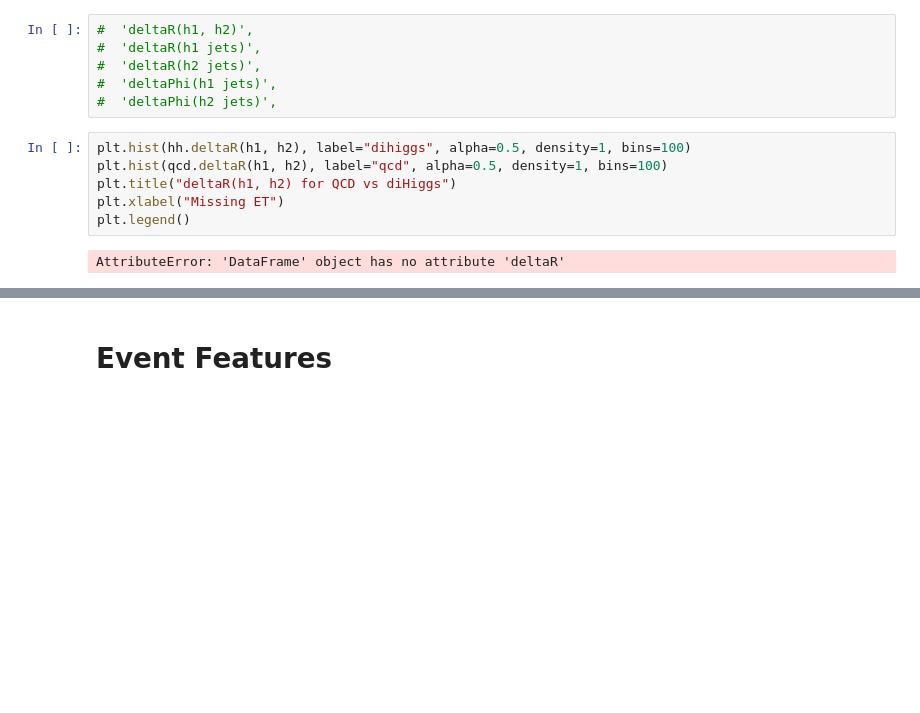
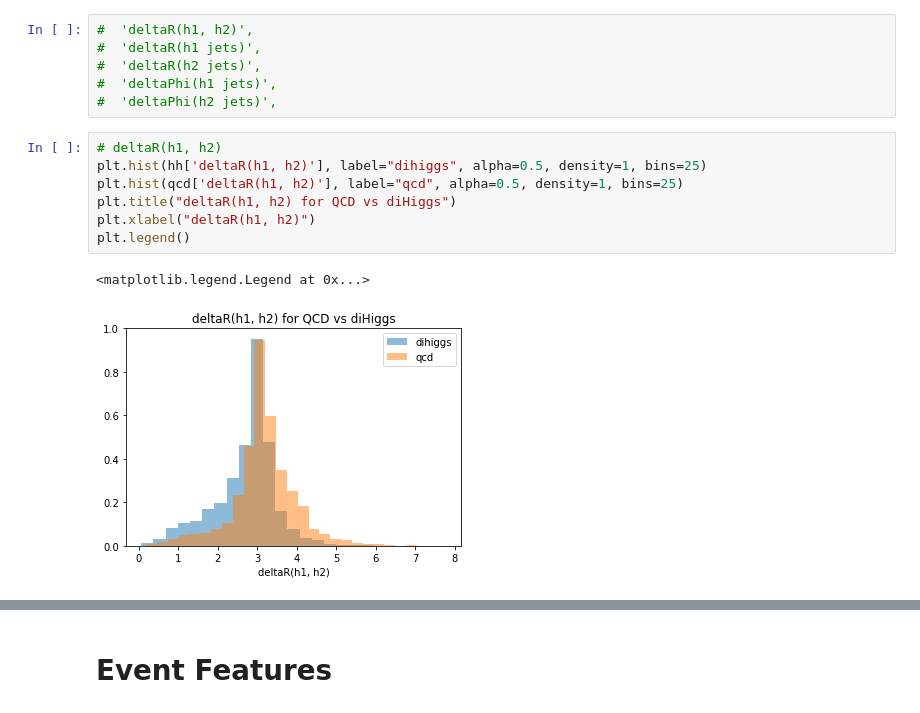
Before and after one commit to neu-physics/dihiggsMLProject, a Jupyter notebook: higgsReconstruction/EventPlotting/plotting.ipynb, the cells around one changed output, grey strips where cells are left out. Saved outputs shown, nothing was run; the diff lists cells and outputs as text; blank space fills up the shorter version.

```diff
--- a/higgsReconstruction/EventPlotting/plotting.ipynb
+++ b/higgsReconstruction/EventPlotting/plotting.ipynb
@@ -262,10 +268,12 @@ plt.clf()
 #  'deltaPhi(h1 jets)',
 #  'deltaPhi(h2 jets)',
 # %%
-plt.hist(hh.deltaR(h1, h2), label="dihiggs", alpha=0.5, density=1, bins=100)
-plt.hist(qcd.deltaR(h1, h2), label="qcd", alpha=0.5, density=1, bins=100)
+# deltaR(h1, h2)
+plt.hist(hh['deltaR(h1, h2)'], label="dihiggs", alpha=0.5, density=1, bins=25)
+plt.hist(qcd['deltaR(h1, h2)'], label="qcd", alpha=0.5, density=1, bins=25)
 plt.title("deltaR(h1, h2) for QCD vs diHiggs")
-plt.xlabel("Missing ET")
+plt.xlabel("deltaR(h1, h2)")
 plt.legend()
 # %% [output]
-AttributeError: 'DataFrame' object has no attribute 'deltaR'
+<matplotlib.legend.Legend at 0x...>
+[figure, added]
```
Also changed, not shown: parts of 7 cells of this notebook.
